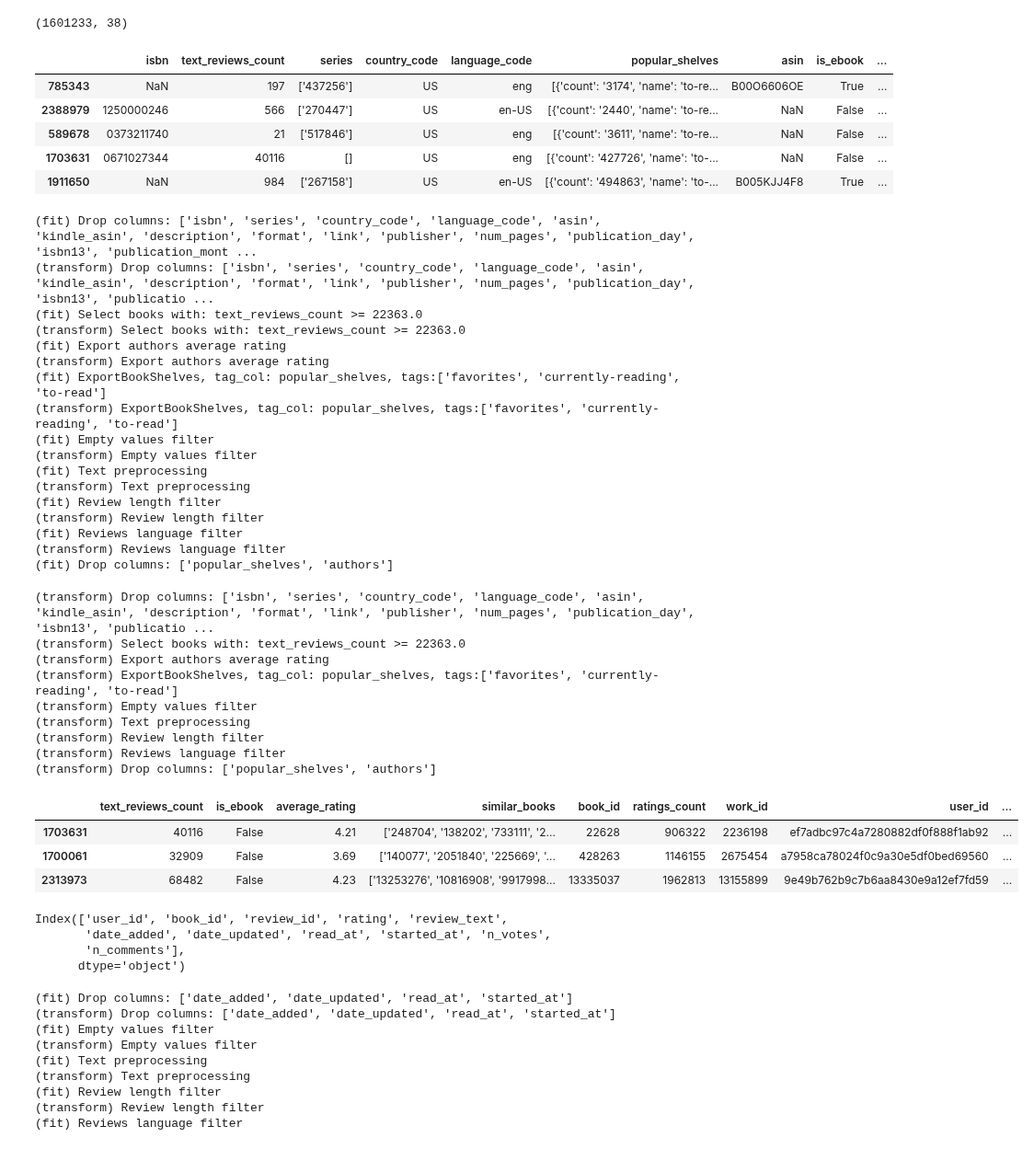
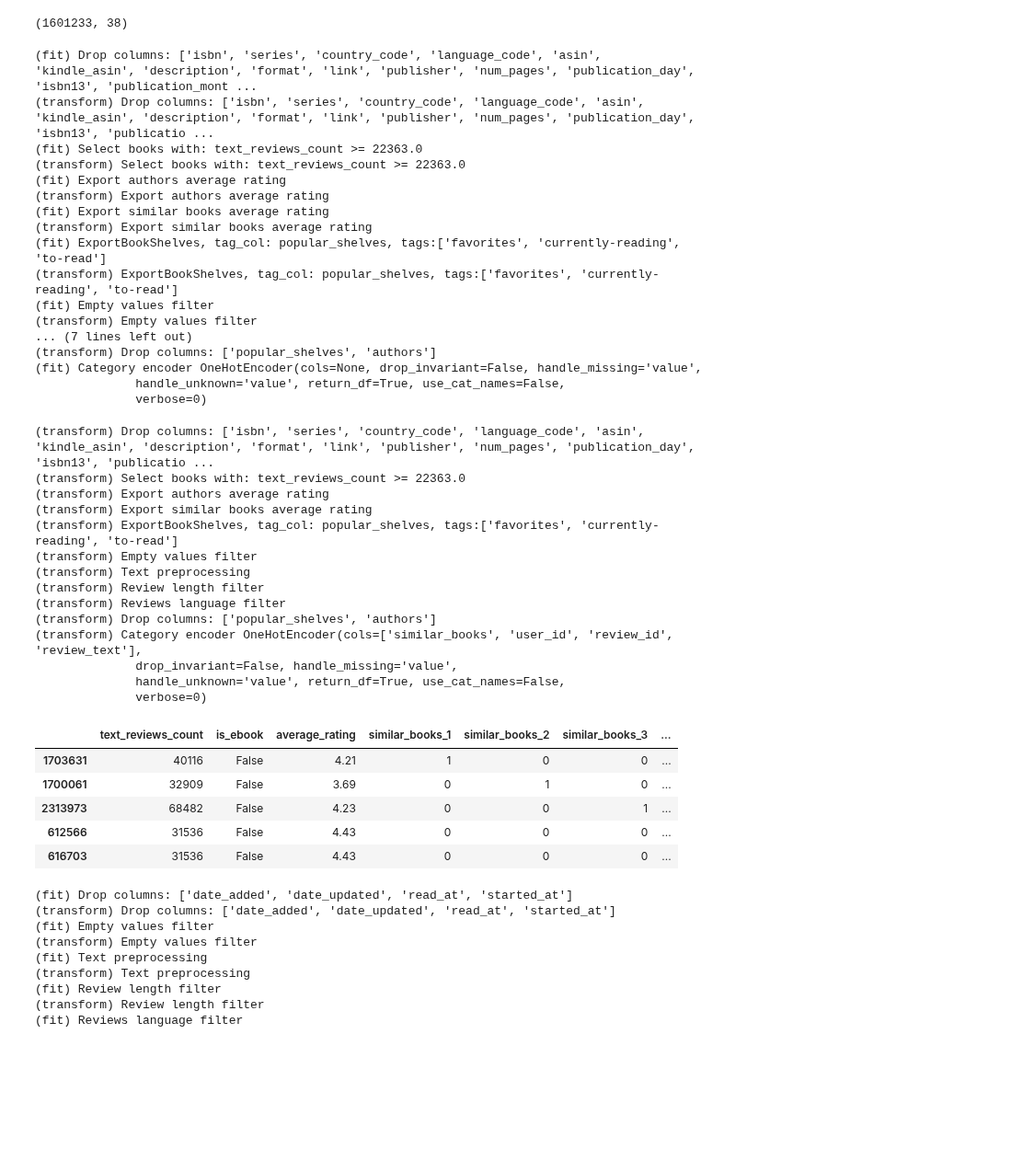
Before and after one commit to Pomichal/oznal-project, a Jupyter notebook: notebooks/Preprocessing.ipynb, the cells around one changed output. Shown at 92% size. Saved outputs shown, nothing was run; the diff lists cells and outputs as text; code cells hidden in the pictures; blank space fills up the shorter version.

Commit message:
ADD: export similar books rating

```diff
--- a/notebooks/Preprocessing.ipynb
+++ b/notebooks/Preprocessing.ipynb
@@ -102,15 +105,6 @@ Index(['isbn', 'text_reviews_count', 'series', 'country_code', 'language_code',
 X_train.shape
 # %% [output]
 (1601233, 38)
-# %%
-X_train.head()
-# %% [output]
-|  | isbn | text_reviews_count | series | country_code | language_code | popular_shelves | asin | is_ebook | ... |
-| 785343 | NaN | 197 | ['437256'] | US | eng | [{'count': '3174', 'name': 'to-re... | B00O6606OE | True | ... |
-| 2388979 | 1250000246 | 566 | ['270447'] | US | en-US | [{'count': '2440', 'name': 'to-re... | NaN | False | ... |
-| 589678 | 0373211740 | 21 | ['517846'] | US | eng | [{'count': '3611', 'name': 'to-re... | NaN | False | ... |
-| 1703631 | 0671027344 | 40116 | [] | US | eng | [{'count': '427726', 'name': 'to-... | NaN | False | ... |
-| 1911650 | NaN | 984 | ['267158'] | US | en-US | [{'count': '494863', 'name': 'to-... | B005KJJ4F8 | True | ... |
 # %%
 drop_cols1 = ['isbn', 'series', 'country_code', 'language_code',
               'asin', 'kindle_asin',
@@ -139,6 +133,8 @@ ppl = Pipeline([
     ('DropUnusedCols1', pp.DropColumns(drop_cols1)),
     ('SelectTopNPercentileOfBooks', pp.SelectBooksWithNPercentile('text_reviews_count', 0.9)),
     ('ExportAuthorsAverageRating', pp.ExportAuthorsAverageRating('authors', 'authors_average_rating', authors)),
+    ('ExportSimilarBooksAverageRating', pp.ExportSimilarBooksRating(
+        books[['book_id','average_rating']], 'similar_books', 'sim_books_average_rating')),
     ('ExtraxtPopularShelves',pp.ExportBookShelves('popular_shelves', tags)),
     ('EmptyValuesFilter', pp.EmptyValuesFilter(['review_text'])),
     ('TextPreprocessor', pp.TextPreprocessor('review_text')),
@@ -156,43 +152,43 @@ model = ppl.fit(X_train.iloc[:5000])
 (transform) Select books with: text_reviews_count >= 22363.0
 (fit) Export authors average rating
 (transform) Export authors average rating
+(fit) Export similar books average rating
+(transform) Export similar books average rating
 (fit) ExportBookShelves, tag_col: popular_shelves, tags:['favorites', 'currently-reading', 'to-read']
 (transform) ExportBookShelves, tag_col: popular_shelves, tags:['favorites', 'currently-reading', 'to-read']
 (fit) Empty values filter
 (transform) Empty values filter
-(fit) Text preprocessing
-(transform) Text preprocessing
-(fit) Review length filter
-(transform) Review length filter
-(fit) Reviews language filter
-(transform) Reviews language filter
-(fit) Drop columns: ['popular_shelves', 'authors']
+... (7 lines left out)
+(transform) Drop columns: ['popular_shelves', 'authors']
+(fit) Category encoder OneHotEncoder(cols=None, drop_invariant=False, handle_missing='value',
+              handle_unknown='value', return_df=True, use_cat_names=False,
+              verbose=0)
 # %%
 pX_train = ppl.transform(X_train.iloc[:5000])
 # %% [output]
 (transform) Drop columns: ['isbn', 'series', 'country_code', 'language_code', 'asin', 'kindle_asin', 'description', 'format', 'link', 'publisher', 'num_pages', 'publication_day', 'isbn13', 'publicatio ...
 (transform) Select books with: text_reviews_count >= 22363.0
 (transform) Export authors average rating
+(transform) Export similar books average rating
 (transform) ExportBookShelves, tag_col: popular_shelves, tags:['favorites', 'currently-reading', 'to-read']
 (transform) Empty values filter
 (transform) Text preprocessing
 (transform) Review length filter
 (transform) Reviews language filter
 (transform) Drop columns: ['popular_shelves', 'authors']
+(transform) Category encoder OneHotEncoder(cols=['similar_books', 'user_id', 'review_id', 'review_text'],
+              drop_invariant=False, handle_missing='value',
+              handle_unknown='value', return_df=True, use_cat_names=False,
+              verbose=0)
 # %%
-pX_train.head(3)
+pX_train.head()
 # %% [output]
-|  | text_reviews_count | is_ebook | average_rating | similar_books | book_id | ratings_count | work_id | user_id | ... |
-| 1703631 | 40116 | False | 4.21 | ['248704', '138202', '733111', '2... | 22628 | 906322 | 2236198 | ef7adbc97c4a7280882df0f888f1ab92 | ... |
-| 1700061 | 32909 | False | 3.69 | ['140077', '2051840', '225669', '... | 428263 | 1146155 | 2675454 | a7958ca78024f0c9a30e5df0bed69560 | ... |
-| 2313973 | 68482 | False | 4.23 | ['13253276', '10816908', '9917998... | 13335037 | 1962813 | 13155899 | 9e49b762b9c7b6aa8430e9a12ef7fd59 | ... |
+|  | text_reviews_count | is_ebook | average_rating | similar_books_1 | similar_books_2 | similar_books_3 | ... |
+| 1703631 | 40116 | False | 4.21 | 1 | 0 | 0 | ... |
+| 1700061 | 32909 | False | 3.69 | 0 | 1 | 0 | ... |
+| 2313973 | 68482 | False | 4.23 | 0 | 0 | 1 | ... |
+| 612566 | 31536 | False | 4.43 | 0 | 0 | 0 | ... |
+| 616703 | 31536 | False | 4.43 | 0 | 0 | 0 | ... |
-# %%
-reviews.columns
-# %% [output]
-Index(['user_id', 'book_id', 'review_id', 'rating', 'review_text',
-       'date_added', 'date_updated', 'read_at', 'started_at', 'n_votes',
-       'n_comments'],
-      dtype='object')
 # %%
 drop_cols1 = ['date_added', 'date_updated', 'read_at', 'started_at']
 
```
Also changed, not shown: parts of 2 cells of this notebook, 2 other files.
